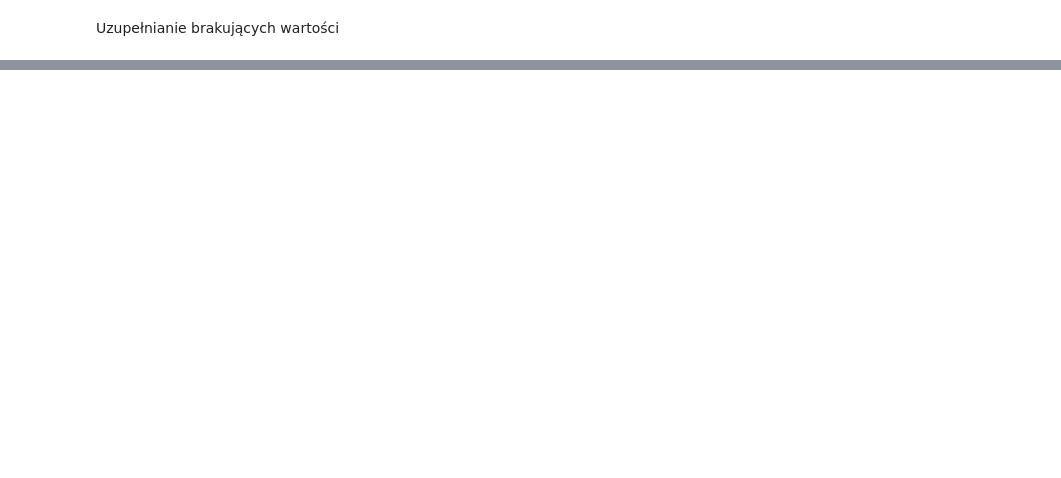
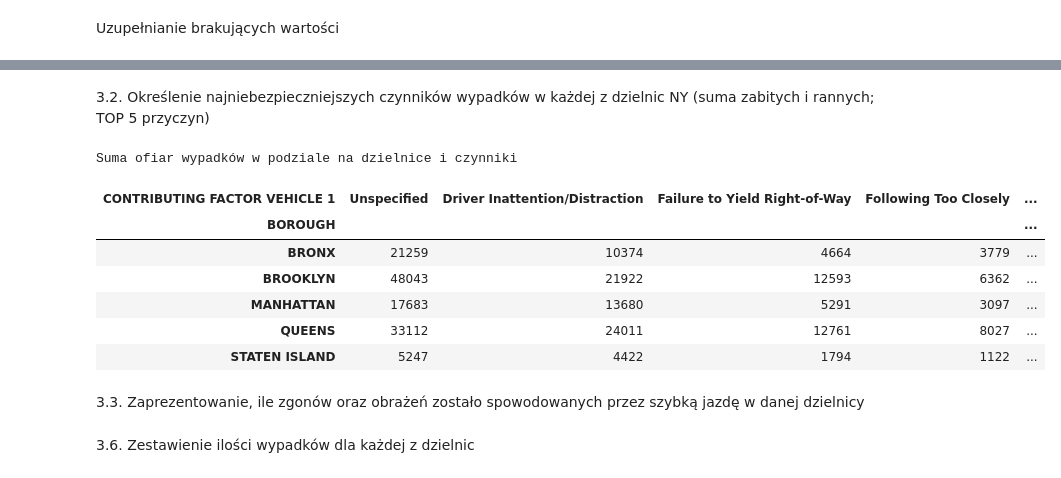
Before and after one commit to wozniakmacieja-a11y/NYacc, a Jupyter notebook: accidents.ipynb, the cells around one changed output, grey strips where cells are left out. Drawn from its saved outputs; the diff is of its cells as text; code cells hidden in the pictures; blank space fills up the shorter version.

```diff
--- a/accidents.ipynb
+++ b/accidents.ipynb
@@ -74,0 +155,54 @@ acc_group_borough(df)
+# %% [markdown]
+3.2. Określenie najniebezpieczniejszych czynników wypadków w każdej z dzielnic NY
+(suma zabitych i rannych; TOP 5 przyczyn)
+# %%
+df['TOTAL_VICTIMS'] = df['NUMBER OF PERSONS INJURED'] + df['NUMBER OF PERSONS KILLED']
+
+wypadki_ofiary = df.groupby(['BOROUGH', 'CONTRIBUTING FACTOR VEHICLE 1'])['TOTAL_VICTIMS'].sum().reset_index(
+    name='suma_ofiar')
+
+wypadki_ofiary = wypadki_ofiary[wypadki_ofiary['BOROUGH'] != 'UnKnOwN']
+#wypadki_ofiary = wypadki_ofiary[wypadki_ofiary['CONTRIBUTING FACTOR VEHICLE 1'] != 'Unspecified']
+
+wypadki_ofiary = wypadki_ofiary.sort_values(by=['BOROUGH', 'suma_ofiar'], ascending=[True, False])
+
+top5_ofiary = wypadki_ofiary.groupby('BOROUGH').head(5)
+pivot_df = top5_ofiary.pivot(
+    index='BOROUGH',
+    columns='CONTRIBUTING FACTOR VEHICLE 1',
+    values='suma_ofiar'
+).fillna(0).astype(int)
+
+sort_columns = pivot_df.sum(axis=0).sort_values(ascending=False).index
+
+pivot_df = pivot_df[sort_columns]
+
+# noinspection PyTypeChecker
+pivot_style = (
+    pivot_df.style
+    .background_gradient(cmap='YlOrRd', axis=None)
+    .set_caption("Suma ofiar wypadków w podziale na dzielnice i czynniki")
+    .set_properties(**{
+        'text-align': 'center',
+        'font-family': 'Arial',
+        'border': '1px solid #dee2e6'
+    })
+    .set_table_styles([
+        {'selector': 'th', 'props': [('background-color', '#343a40'), ('color', 'white'), ('font-weight', 'bold')]},
+        {'selector': 'th.row_heading', 'props': [('text-align', 'left'), ('background-color', '#f8f9fa'), ('color', 'black')]}
+    ])
+)
+
+pivot_style
+# %% [output]
+Suma ofiar wypadków w podziale na dzielnice i czynniki
+| CONTRIBUTING FACTOR VEHICLE 1 | Unspecified | Driver Inattention/Distraction | Failure to Yield Right-of-Way | Following Too Closely | ... |
+| BOROUGH |  |  |  |  | ... |
+| BRONX | 21259 | 10374 | 4664 | 3779 | ... |
+| BROOKLYN | 48043 | 21922 | 12593 | 6362 | ... |
+| MANHATTAN | 17683 | 13680 | 5291 | 3097 | ... |
+| QUEENS | 33112 | 24011 | 12761 | 8027 | ... |
+| STATEN ISLAND | 5247 | 4422 | 1794 | 1122 | ... |
+# %% [markdown]
+3.3. Zaprezentowanie, ile zgonów oraz obrażeń zostało spowodowanych przez szybką jazdę w danej
+dzielnicy
@@ -74,0 +273,2 @@ acc_group_borough(df)
+# %% [markdown]
+3.6. Zestawienie ilości wypadków dla każdej z dzielnic
```
Also changed, not shown: parts of 24 cells of this notebook, 2 other files.
